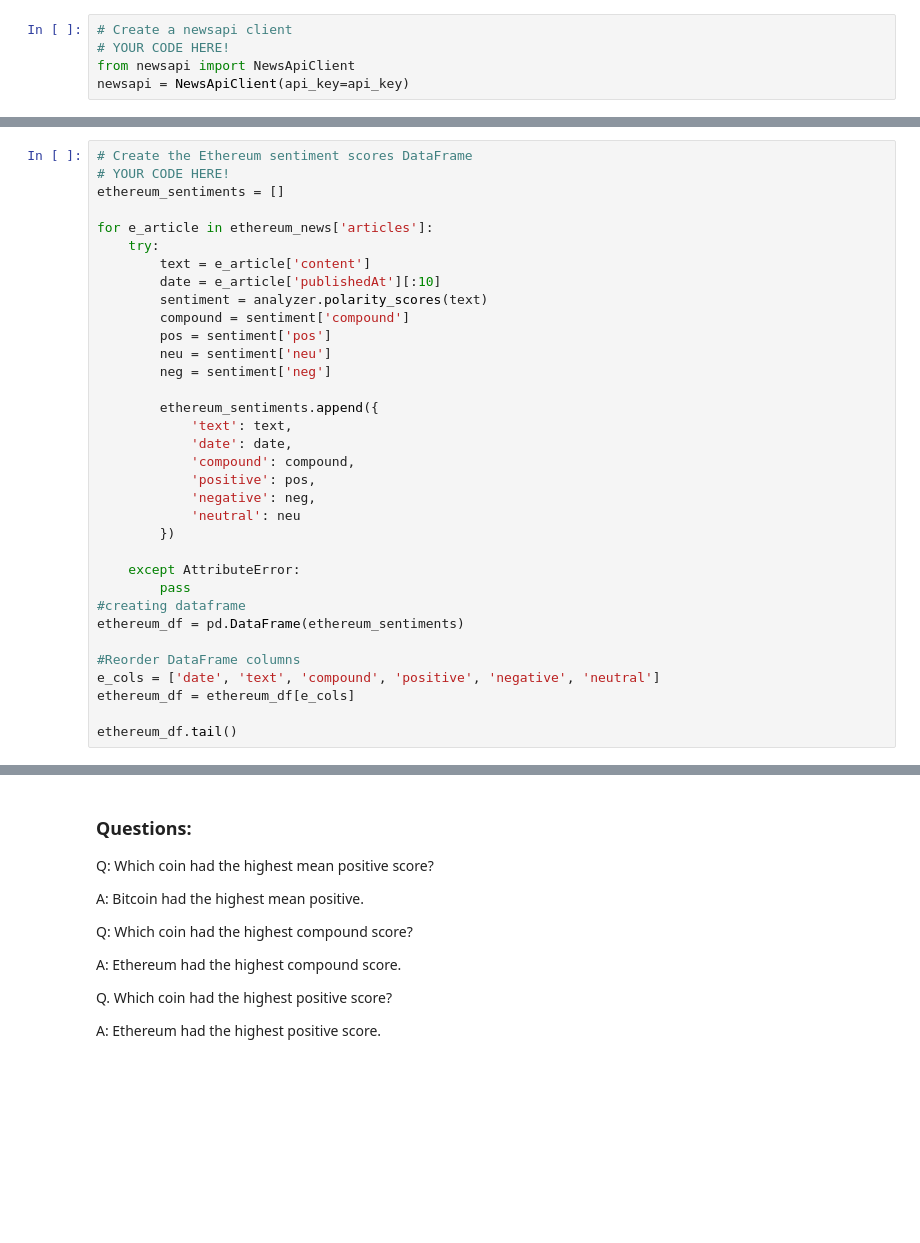
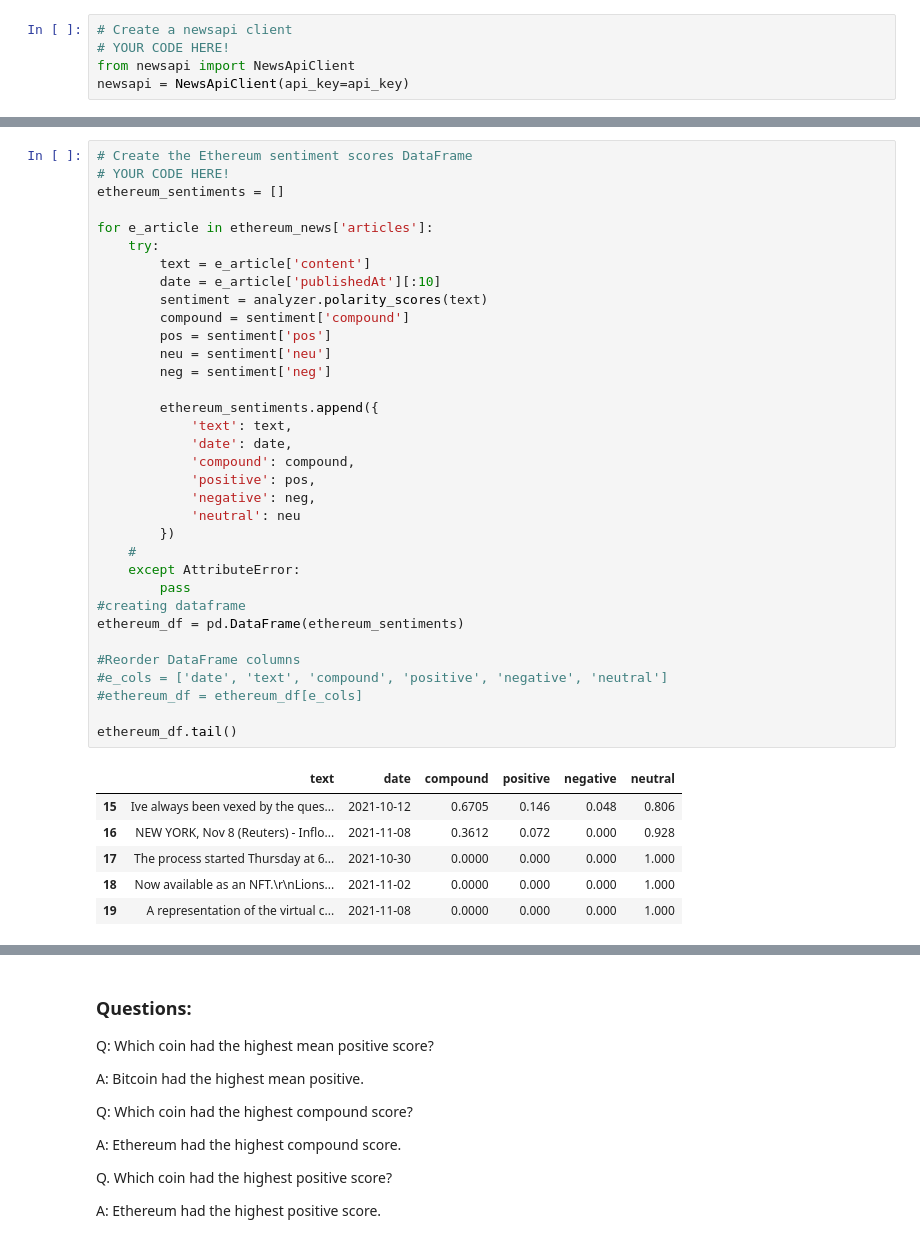
Before and after one commit to CurtisLym/tales_from_the_crypto, a Jupyter notebook: Starter_Code/crypto_sentiment.ipynb, the cells around one changed output, grey strips where cells are left out. Saved outputs shown, nothing was run; the diff lists cells and outputs as text; blank space fills up the shorter version.

```diff
--- a/Starter_Code/crypto_sentiment.ipynb
+++ b/Starter_Code/crypto_sentiment.ipynb
@@ -93,34 +147,41 @@ bitcoin_df.head()
 # Create the Ethereum sentiment scores DataFrame
 # YOUR CODE HERE!
 ethereum_sentiments = []
 
 for e_article in ethereum_news['articles']:
     try:
         text = e_article['content']
         date = e_article['publishedAt'][:10]
         sentiment = analyzer.polarity_scores(text)
         compound = sentiment['compound']
         pos = sentiment['pos']
         neu = sentiment['neu']
         neg = sentiment['neg']
 
         ethereum_sentiments.append({
             'text': text,
             'date': date,
             'compound': compound,
             'positive': pos,
             'negative': neg,
             'neutral': neu
         })
-
+    #
     except AttributeError:
         pass
 #creating dataframe
 ethereum_df = pd.DataFrame(ethereum_sentiments)
 
 #Reorder DataFrame columns
-e_cols = ['date', 'text', 'compound', 'positive', 'negative', 'neutral']
-ethereum_df = ethereum_df[e_cols]
+#e_cols = ['date', 'text', 'compound', 'positive', 'negative', 'neutral']
+#ethereum_df = ethereum_df[e_cols]
 
 ethereum_df.tail()
+# %% [output]
+|  | text | date | compound | positive | negative | neutral |
+| 15 | Ive always been vexed by the ques... | 2021-10-12 | 0.6705 | 0.146 | 0.048 | 0.806 |
+| 16 | NEW YORK, Nov 8 (Reuters) - Inflo... | 2021-11-08 | 0.3612 | 0.072 | 0.000 | 0.928 |
+| 17 | The process started Thursday at 6... | 2021-10-30 | 0.0000 | 0.000 | 0.000 | 1.000 |
+| 18 | Now available as an NFT.\r\nLions... | 2021-11-02 | 0.0000 | 0.000 | 0.000 | 1.000 |
+| 19 | A representation of the virtual c... | 2021-11-08 | 0.0000 | 0.000 | 0.000 | 1.000 |
 # %%
```
Also changed, not shown: parts of 35 cells of this notebook.
